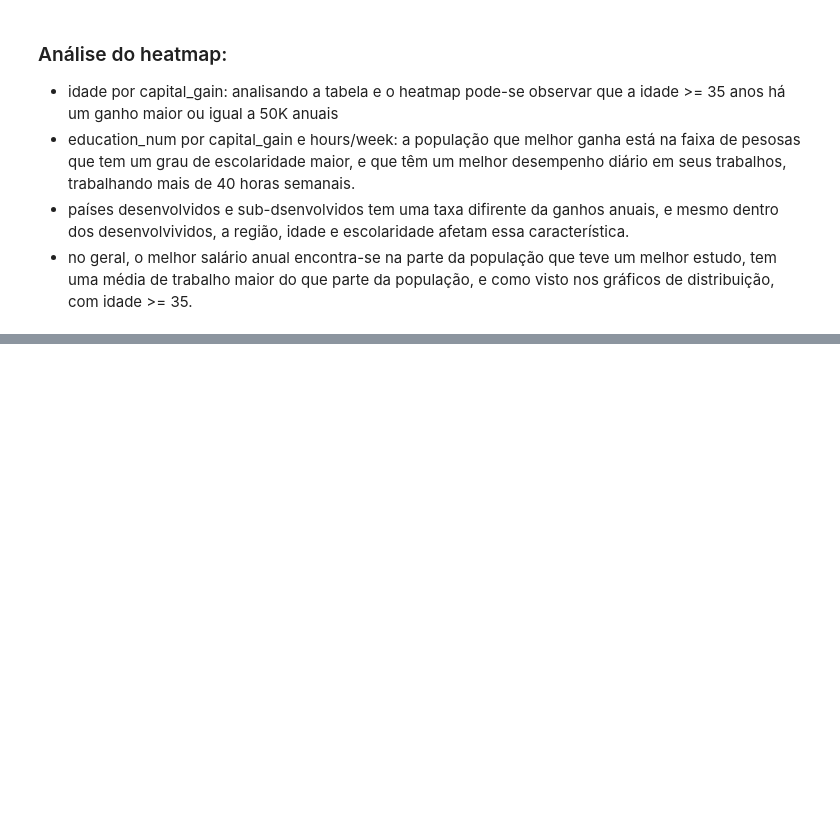
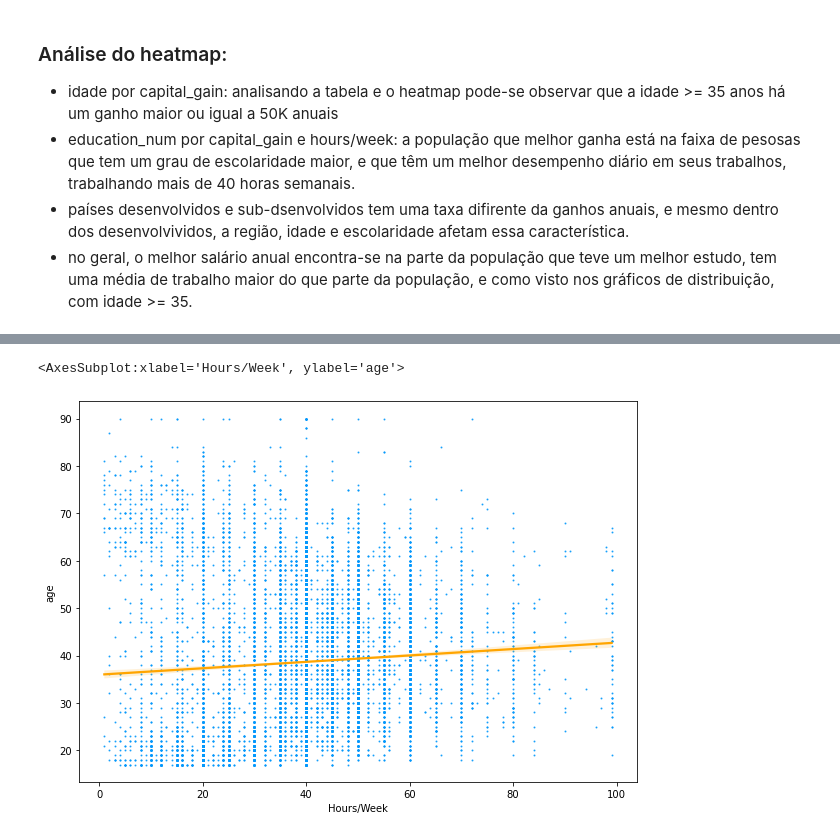
Before and after one commit to kalebers/bank_test_data_science, a Jupyter notebook: bradesco_teste.ipynb, the cells around one changed output, grey strips where cells are left out. Saved outputs shown, nothing was run; the diff lists cells and outputs as text; code cells hidden in the pictures; blank space fills up the shorter version.

```diff
--- a/bradesco_teste.ipynb
+++ b/bradesco_teste.ipynb
@@ -128,0 +134,9 @@ TypeError: '(slice(None, None, None), -1)' is an invalid key
+# %%
+#regplot que demonstra o crescimento de horas trabalhadas ssemanais no intervalo de idade entre 35 a 42 anos
+plt.figure(figsize=(10, 7))
+df_sample = adult_data2.sample(20000)
+
+sns.regplot(df_sample['Hours/Week'], df_sample['age'],scatter_kws={'s':1, 'color':'#0398fc'}, line_kws={"color": "orange"})
+# %% [output]
+<AxesSubplot:xlabel='Hours/Week', ylabel='age'>
+[figure, added]
```
Also changed, not shown: parts of 6 cells of this notebook.
